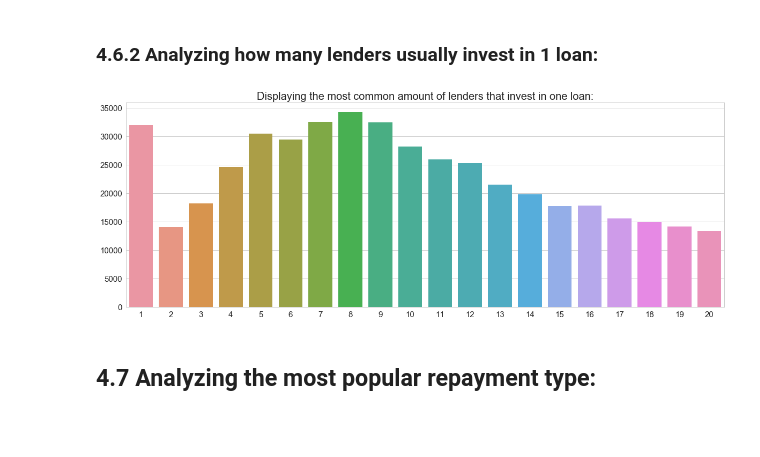
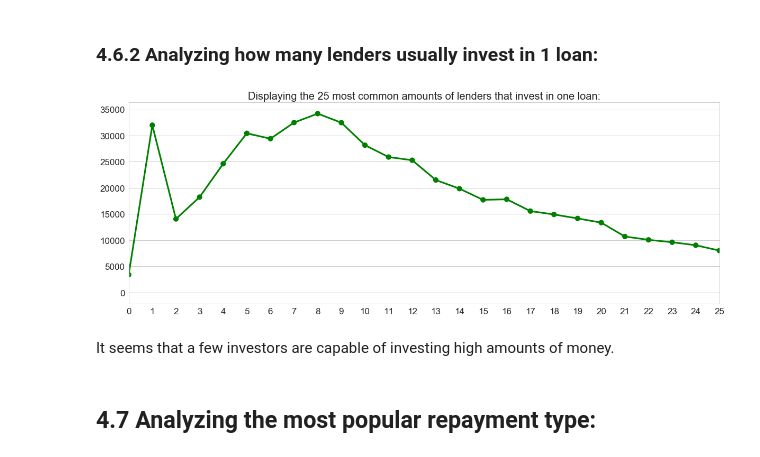
Before and after one commit to CJL89/Kiva-Crowdfunding, a Jupyter notebook: Kiva Crowdfunding.ipynb, the cells around one changed output. Saved outputs shown, nothing was run; the diff lists cells and outputs as text; code cells hidden in the pictures; blank space fills up the shorter version.

```diff
--- a/Kiva Crowdfunding.ipynb
+++ b/Kiva Crowdfunding.ipynb
@@ -230,0 +230,8 @@ kiva_loans.describe()
+# %%
+# Changing the date column to to_datetime:
+
+kiva_loans['date'] = pd.to_datetime(kiva_loans['date'])
+kiva_loans['year'] = pd.DataFrame(kiva_loans['date'].dt.year)
+kiva_loans['month'] = pd.DataFrame(kiva_loans['date'].dt.month)
+kiva_loans['day'] = pd.DataFrame(kiva_loans['date'].dt.day)
+kiva_loans.head()
@@ -332,19 +349,15 @@ Total amount invested in USD: 105494
 ## <a id='sectors'>4.4 Displaying the sectors that got the most money invested:</a>
 # %%
 # Displaying the top sectors where money was invested:
-
-sectors = pd.DataFrame(kiva_loans['sector'].value_counts(sort=['loan_amount']))
-sectors.reset_index(inplace=True)
-sectors.columns = ['sector', 'total_loaned']
-sectors
+kiva_loans['loan_amount_log'] = np.log(kiva_loans['loan_amount'])
 
 # Displaying the results in a graph:
 
 plt.figure(figsize=(20, 7))
 
 sns.set_style("whitegrid")
-barplot = sns.barplot(x=sectors['sector'], y=sectors['total_loaned'])
-barplot.set(xlabel='', ylabel='')
+boxplot = sns.boxplot(x='sector', y='loan_amount_log', data=kiva_loans)
+boxplot.set(xlabel='', ylabel='')
 plt.title('Displaying all the sectors that got loans:', fontsize=20)
 plt.xticks(rotation=60, fontsize=17)
 plt.yticks(fontsize=17)
@@ -427,20 +437,24 @@ Interestingly, males tend to invest less frequently but the majority of their in
 # %% [markdown]
 ### <a id='lender_amount'>4.6.2 Analyzing how many lenders usually invest in 1 loan:</a>
 # %%
-kiva_lender_amount = pd.DataFrame(kiva_loans['lender_count'].value_counts(sort=('loan_amount')))
-kiva_lender_amount.reset_index(inplace=True)
-kiva_lender_amount.columns = ['number_lenders', 'total_amount']
+kiva_loan = pd.DataFrame(kiva_loans['lender_count'].value_counts())
+kiva_loan.reset_index(inplace=True)
+kiva_loan.columns = ['lenders', 'total_amount']
+kiva_loan
 
 plt.figure(figsize=(20, 7))
 
-barplot = sns.barplot(x=kiva_lender_amount['number_lenders'][:20], y=kiva_lender_amount['total_amount'][:20])
-barplot.set(xlabel='', ylabel='')
-plt.title('Displaying the most common amount of lenders that invest in one loan:', fontsize=20)
-plt.xticks(fontsize=15)
-plt.yticks(fontsize=15)
+pointplot = sns.pointplot(x=kiva_loan['lenders'], y=kiva_loan['total_amount'], color='g')
+pointplot.set(xlabel='', ylabel='')
+plt.title('Displaying the 25 most common amounts of lenders that invest in one loan:', fontsize=20)
+plt.xticks(fontsize=17)
+plt.yticks(fontsize=17)
+plt.xlim(0, 25)
 plt.show()
 # %% [output]
-[figure, old version]
+[figure, new version]
+# %% [markdown]
+It seems that a few investors are capable of investing high amounts of money.
 # %% [markdown]
 ## <a id='repayment'>4.7 Analyzing the most popular repayment type:</a>
 # %%
```
Also changed, not shown: parts of 56 cells of this notebook.
